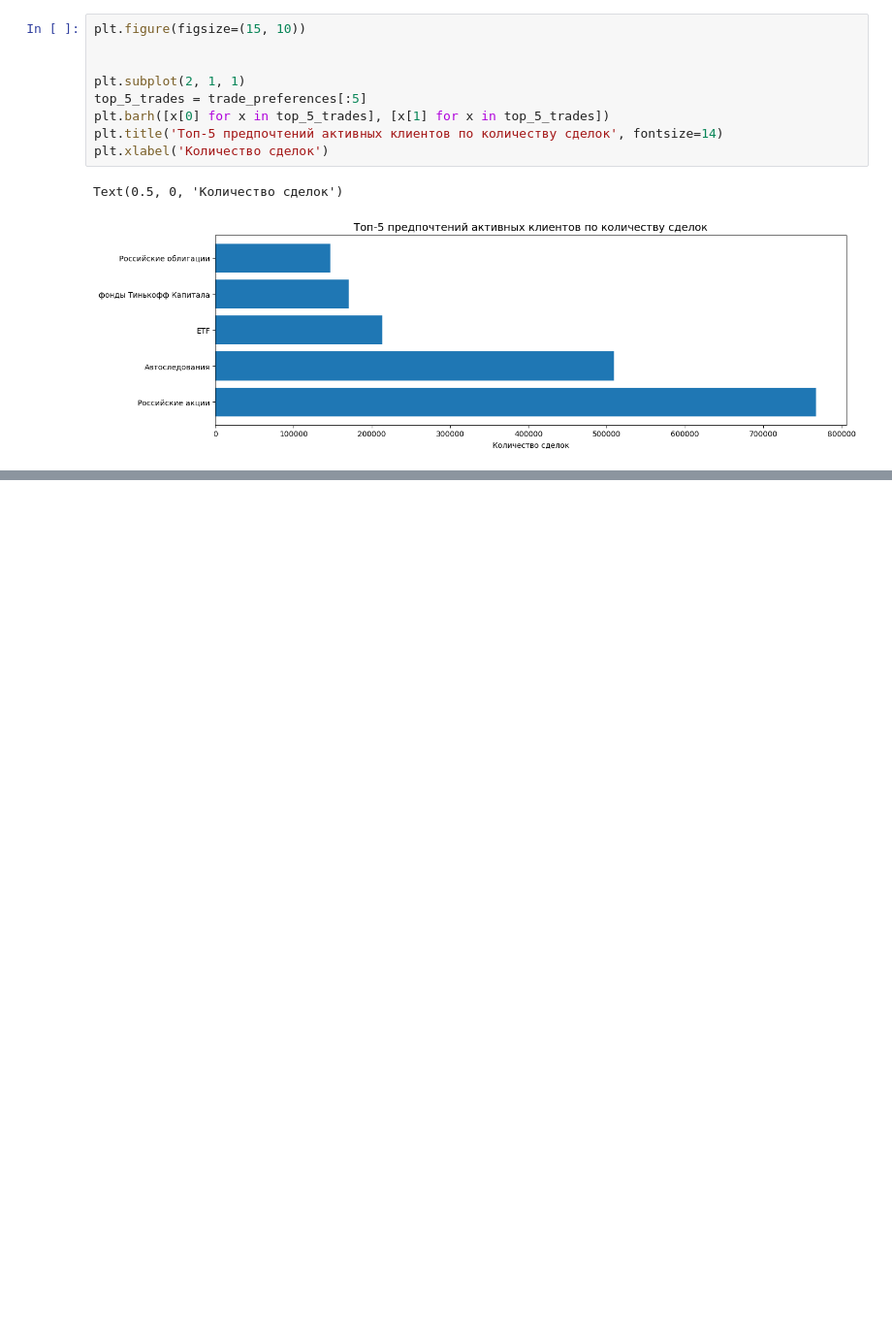
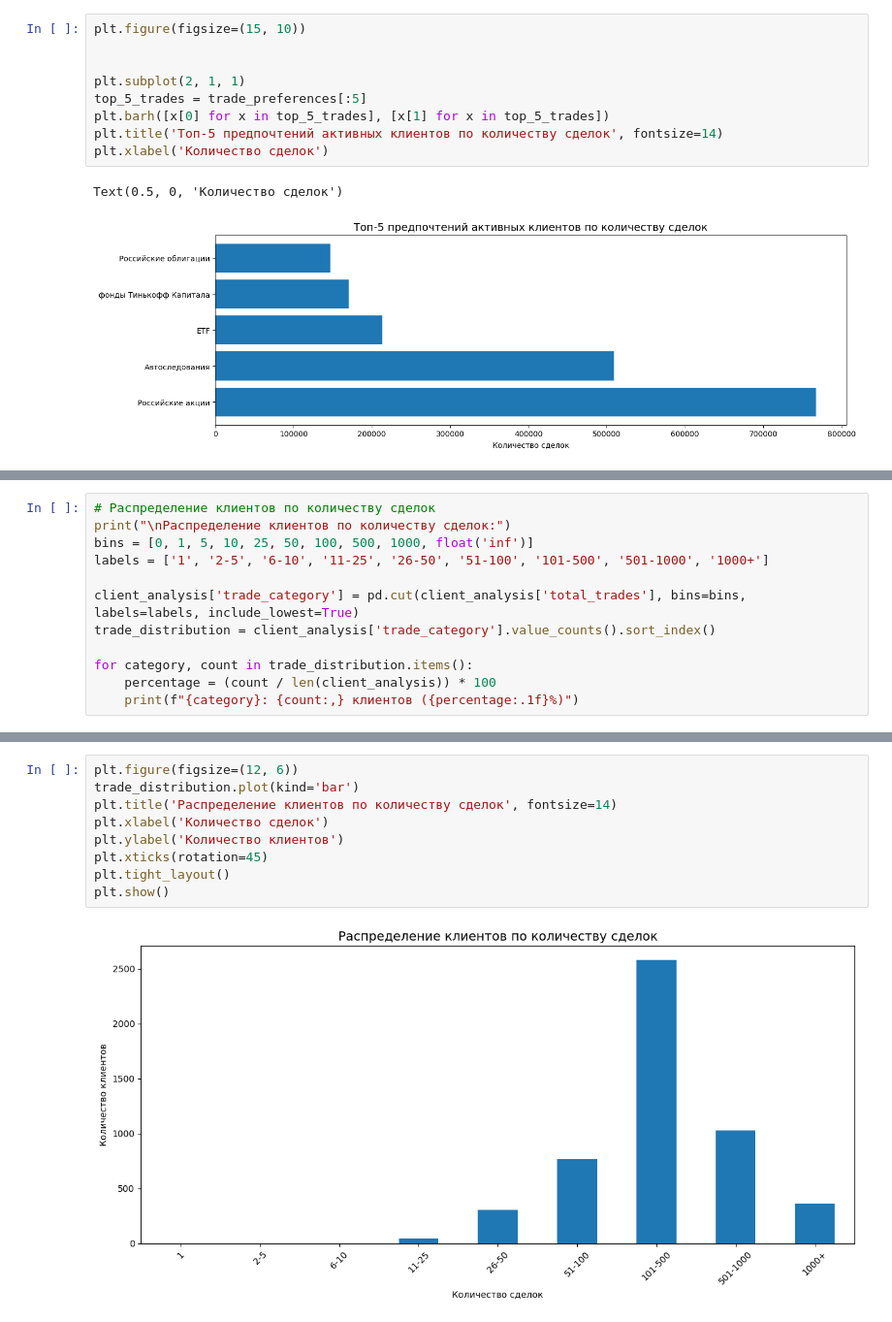
Before and after one commit to derzzaaa/tbank, a Jupyter notebook: product-case.ipynb, the cells around one changed output, grey strips where cells are left out. Shown: that part at 97% size. Saved outputs shown, nothing was run; the diff lists cells and outputs as text; blank space fills up the shorter version.

```diff
--- a/product-case.ipynb
+++ b/product-case.ipynb
@@ -306,0 +328,12 @@ Text(0.5, 0, 'Количество сделок')
+# %%
+# Распределение клиентов по количеству сделок
+print("\nРаспределение клиентов по количеству сделок:")
+bins = [0, 1, 5, 10, 25, 50, 100, 500, 1000, float('inf')]
+labels = ['1', '2-5', '6-10', '11-25', '26-50', '51-100', '101-500', '501-1000', '1000+']
+
+client_analysis['trade_category'] = pd.cut(client_analysis['total_trades'], bins=bins, labels=labels, include_lowest=True)
+trade_distribution = client_analysis['trade_category'].value_counts().sort_index()
+
+for category, count in trade_distribution.items():
+    percentage = (count / len(client_analysis)) * 100
+    print(f"{category}: {count:,} клиентов ({percentage:.1f}%)")
@@ -306,0 +351,11 @@ Text(0.5, 0, 'Количество сделок')
+# %%
+plt.figure(figsize=(12, 6))
+trade_distribution.plot(kind='bar')
+plt.title('Распределение клиентов по количеству сделок', fontsize=14)
+plt.xlabel('Количество сделок')
+plt.ylabel('Количество клиентов')
+plt.xticks(rotation=45)
+plt.tight_layout()
+plt.show()
+# %% [output]
+[figure, added]
```
Also changed, not shown: parts of 7 cells of this notebook.
